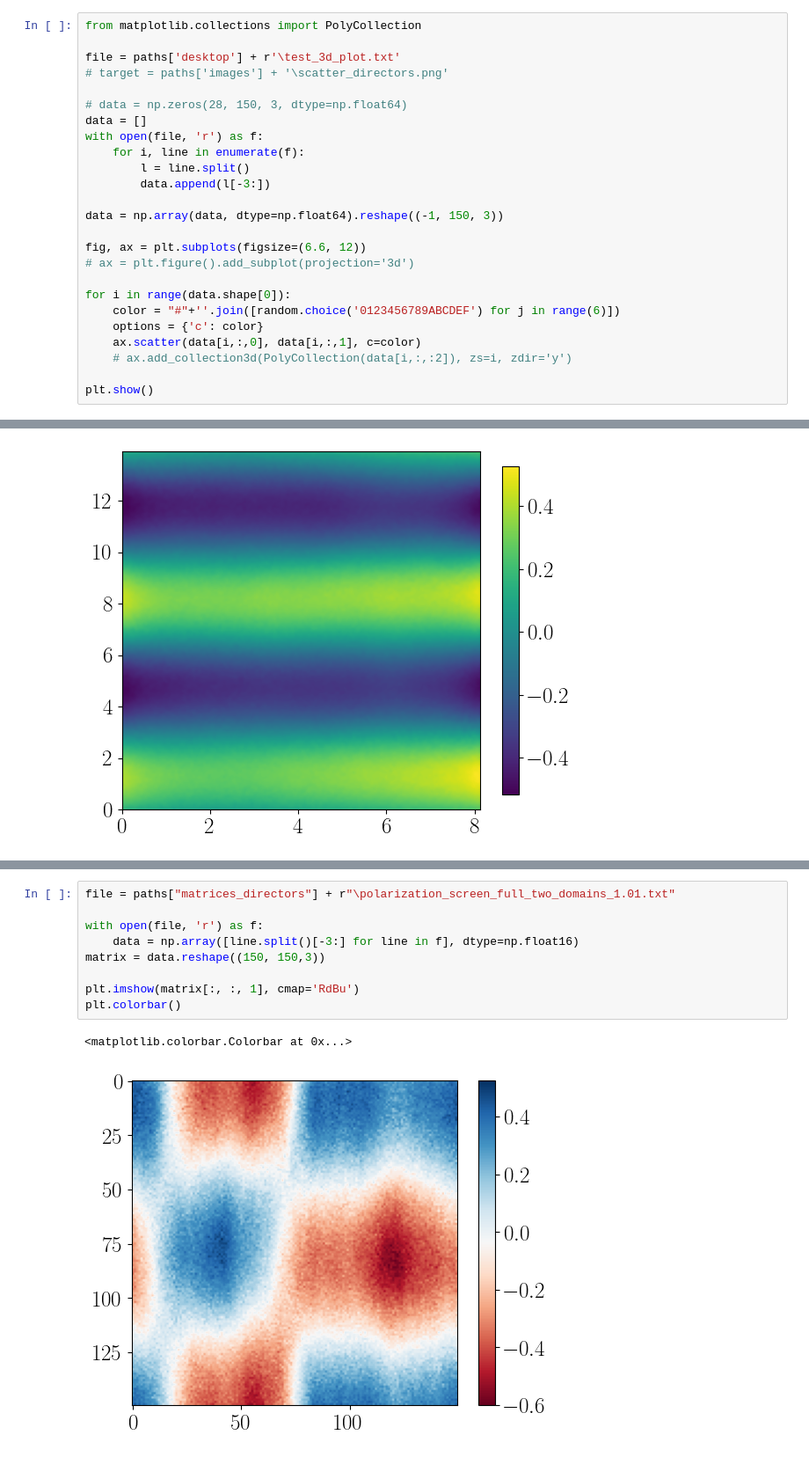
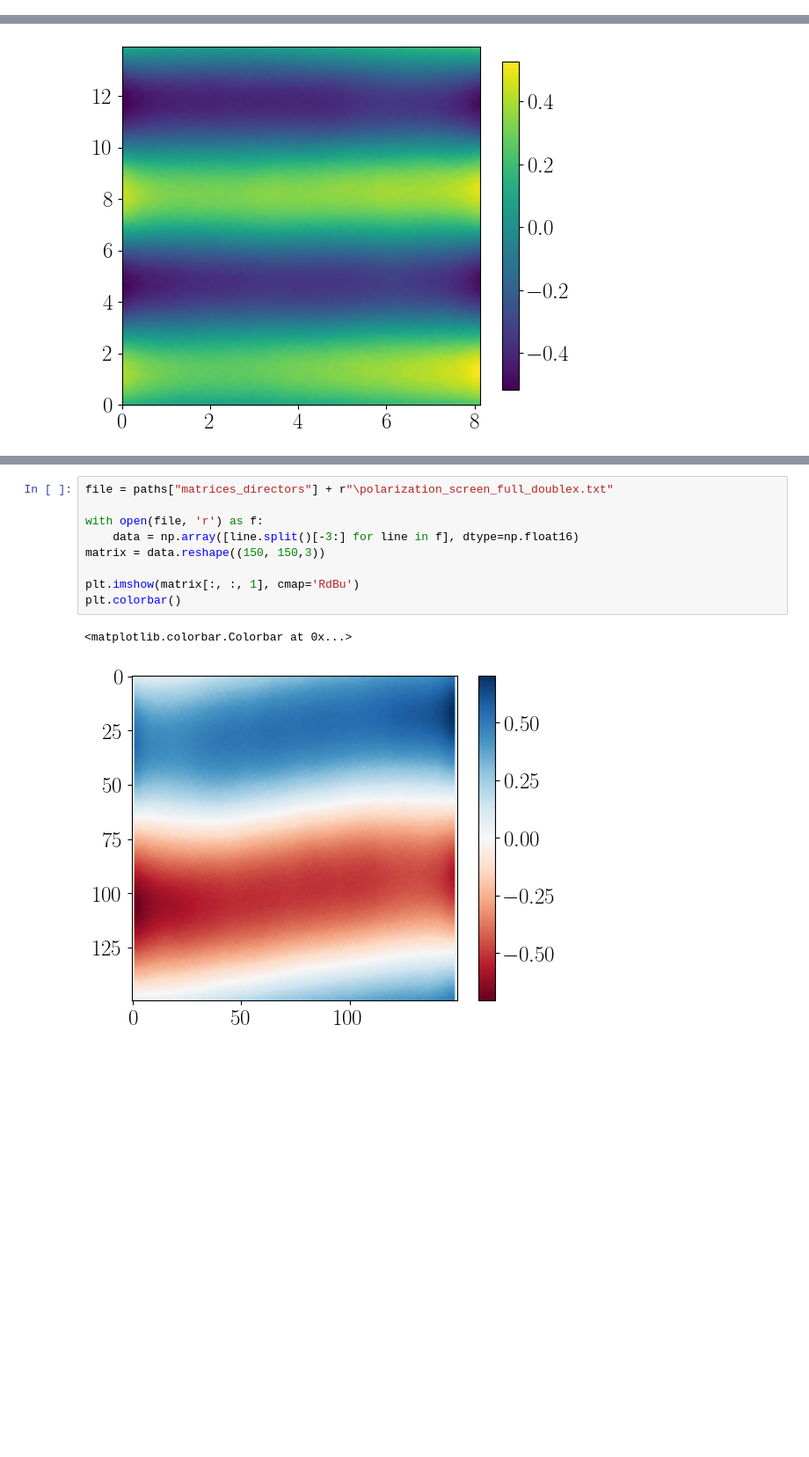
Before and after one commit to smdrzazga/LAMMPS, a Jupyter notebook: plot_printer.ipynb, the cells around one changed output, grey strips where cells are left out. Shown at 88% size. Drawn from its saved outputs; the diff is of its cells as text; blank space fills up the shorter version.

```diff
--- a/plot_printer.ipynb
+++ b/plot_printer.ipynb
@@ -205,28 +464,3 @@ plt.savefig(target, dpi=300)
 # %% [output]
 FileNotFoundError: [Errno 2] No such file or directory: 'C:\\Users\\Szymek\\Desktop\\LAMMPS_matrices\\centers_screen_bulk_two_domains_0.32.txt'
 [figure]
-# %%
-from matplotlib.collections import PolyCollection
-
-file = paths['desktop'] + r'\test_3d_plot.txt'
-# target = paths['images'] + '\scatter_directors.png'
-
-# data = np.zeros(28, 150, 3, dtype=np.float64)
-data = []
-with open(file, 'r') as f:
-    for i, line in enumerate(f):
-        l = line.split()
-        data.append(l[-3:])
-
-data = np.array(data, dtype=np.float64).reshape((-1, 150, 3))
-
-fig, ax = plt.subplots(figsize=(6.6, 12))
-# ax = plt.figure().add_subplot(projection='3d')
-
-for i in range(data.shape[0]):
-    color = "#"+''.join([random.choice('0123456789ABCDEF') for j in range(6)])
-    options = {'c': color}
-    ax.scatter(data[i,:,0], data[i,:,1], c=color)
-    # ax.add_collection3d(PolyCollection(data[i,:,:2]), zs=i, zdir='y')
-
-plt.show()
@@ -530,12 +651,12 @@ pFig = addEllipsisSubplot(pFig, "ellipses/ellipsis_example_right_0.32.png", [0.6
 # %%
-file = paths["matrices_directors"] + r"\polarization_screen_full_two_domains_1.01.txt"
+file = paths["matrices_directors"] + r"\polarization_screen_full_doublex.txt"
 
 with open(file, 'r') as f:
     data = np.array([line.split()[-3:] for line in f], dtype=np.float16)
 matrix = data.reshape((150, 150,3))
 
 plt.imshow(matrix[:, :, 1], cmap='RdBu')
 plt.colorbar()
 # %% [output]
 <matplotlib.colorbar.Colorbar at 0x...>
-[figure, old version]
+[figure, new version]
```
Also changed, not shown: parts of 21 cells of this notebook, 4 other files.
